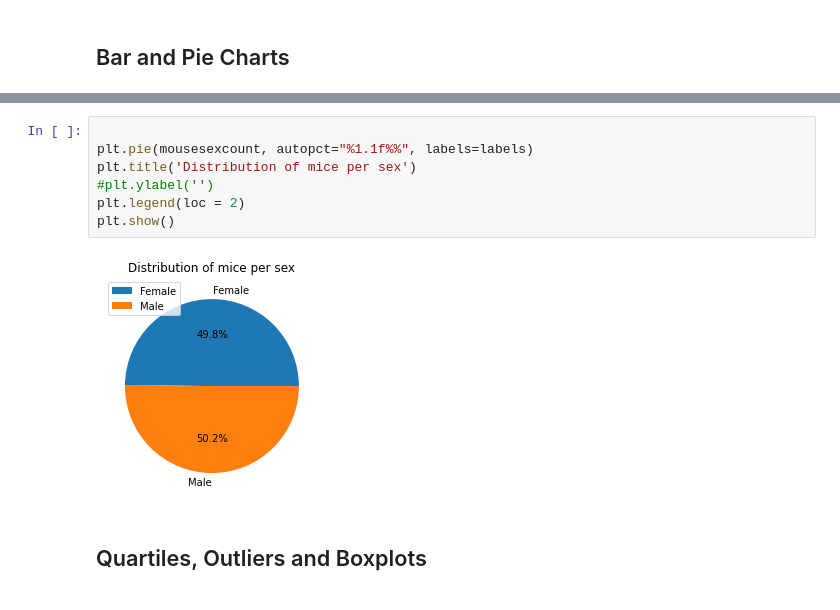
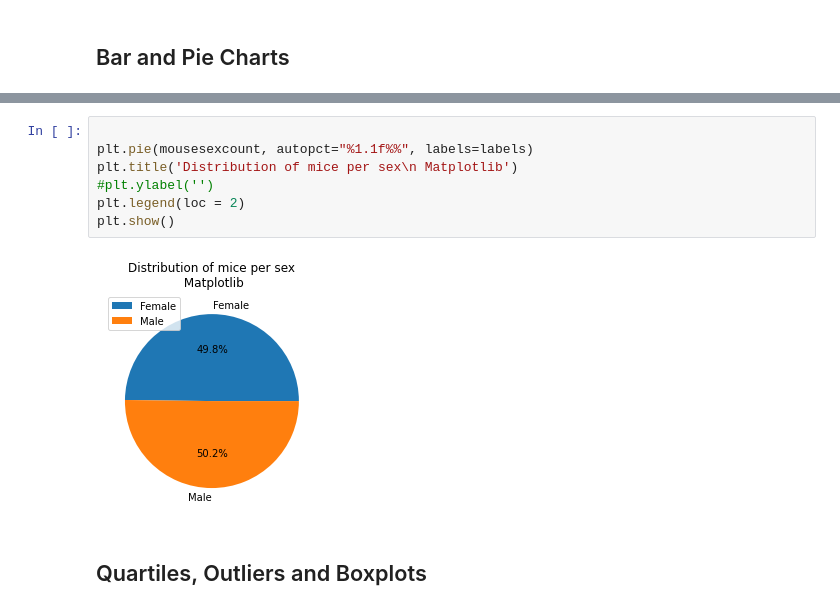
Before and after one commit to jMacProd/MatplotlibChallenge, a Jupyter notebook: Pymaceuticals/pymaceuticalsCOPY2.ipynb, the cells around one changed output, grey strips where cells are left out. Cells and saved outputs as stored; diff of their text form.

```diff
--- a/Pymaceuticals/pymaceuticalsCOPY2.ipynb
+++ b/Pymaceuticals/pymaceuticalsCOPY2.ipynb
@@ -213,12 +247,12 @@ plt.legend(loc=2)
 # %%
 
 plt.pie(mousesexcount, autopct="%1.1f%%", labels=labels)
-plt.title('Distribution of mice per sex')
+plt.title('Distribution of mice per sex\n Matplotlib')
 #plt.ylabel('')
 plt.legend(loc = 2)
 plt.show()
 # %% [output]
-[figure, old version]
+[figure, new version]
 # %% [markdown]
 ## Quartiles, Outliers and Boxplots
 # %%
```
Also changed, not shown: parts of 24 cells of this notebook, 2 other files.
